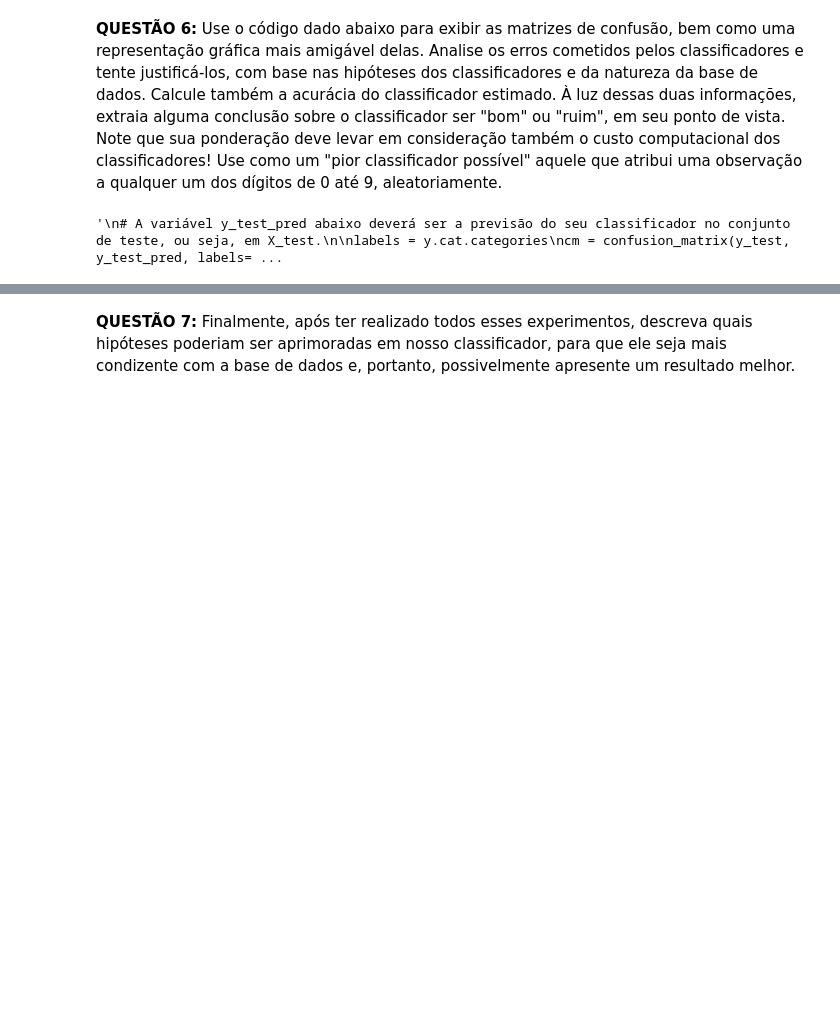
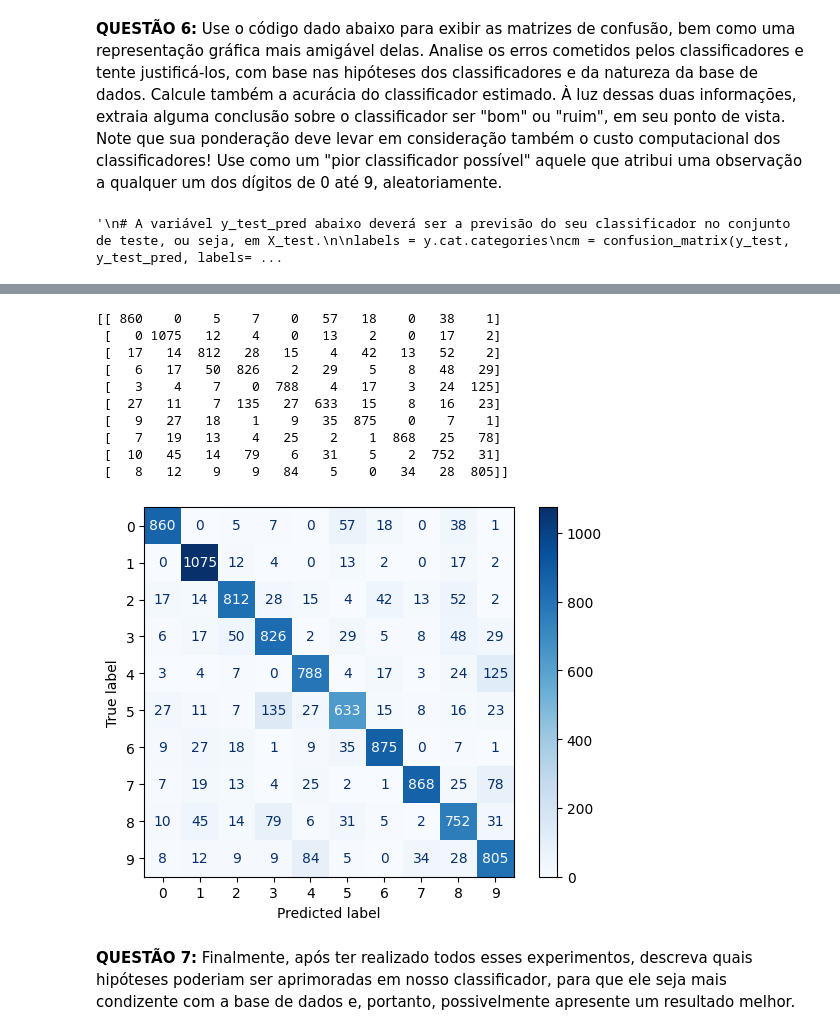
Before and after one commit to milton-salgado/estatistica-e-probabilidade, a Jupyter notebook: projetos/projeto_03.ipynb, the cells around one changed output, grey strips where cells are left out. Drawn from its saved outputs; the diff is of its cells as text; code cells hidden in the pictures; blank space fills up the shorter version.

```diff
--- a/projetos/projeto_03.ipynb
+++ b/projetos/projeto_03.ipynb
@@ -878,3 +888,25 @@ plt.show()  # Exibe a plotagem da matriz de confusão
+# %%
+# Cálculo da matriz de confusão para o modelo Bernoulli
+labels = y.cat.categories  # Obtém as categorias de classe
+cm = confusion_matrix(y_test, bernoulli_pred, labels=labels)  # Calcula a matriz de confusão
+print(cm)  # Exibe a matriz de confusão calculada
+
+# Exibição da matriz de confusão usando ConfusionMatrixDisplay
+disp = ConfusionMatrixDisplay(cm, display_labels=labels)  # Configura a exibição da matriz de confusão
+disp.plot(cmap='Blues')  # Plota a matriz de confusão
+plt.show()  # Exibe a plotagem da matriz de confusão
+# %% [output]
+[[ 860    0    5    7    0   57   18    0   38    1]
+ [   0 1075   12    4    0   13    2    0   17    2]
+ [  17   14  812   28   15    4   42   13   52    2]
+ [   6   17   50  826    2   29    5    8   48   29]
+ [   3    4    7    0  788    4   17    3   24  125]
+ [  27   11    7  135   27  633   15    8   16   23]
+ [   9   27   18    1    9   35  875    0    7    1]
+ [   7   19   13    4   25    2    1  868   25   78]
+ [  10   45   14   79    6   31    5    2  752   31]
+ [   8   12    9    9   84    5    0   34   28  805]]
+[figure, added]
 # %% [markdown]
 **QUESTÃO 7:** Finalmente, após ter realizado todos esses experimentos, descreva quais hipóteses poderiam ser aprimoradas em nosso classificador, para que ele seja mais condizente com a base de dados e, portanto, possivelmente apresente um resultado melhor.
 # %% [markdown]
```
Also changed, not shown: parts of 14 cells of this notebook.
